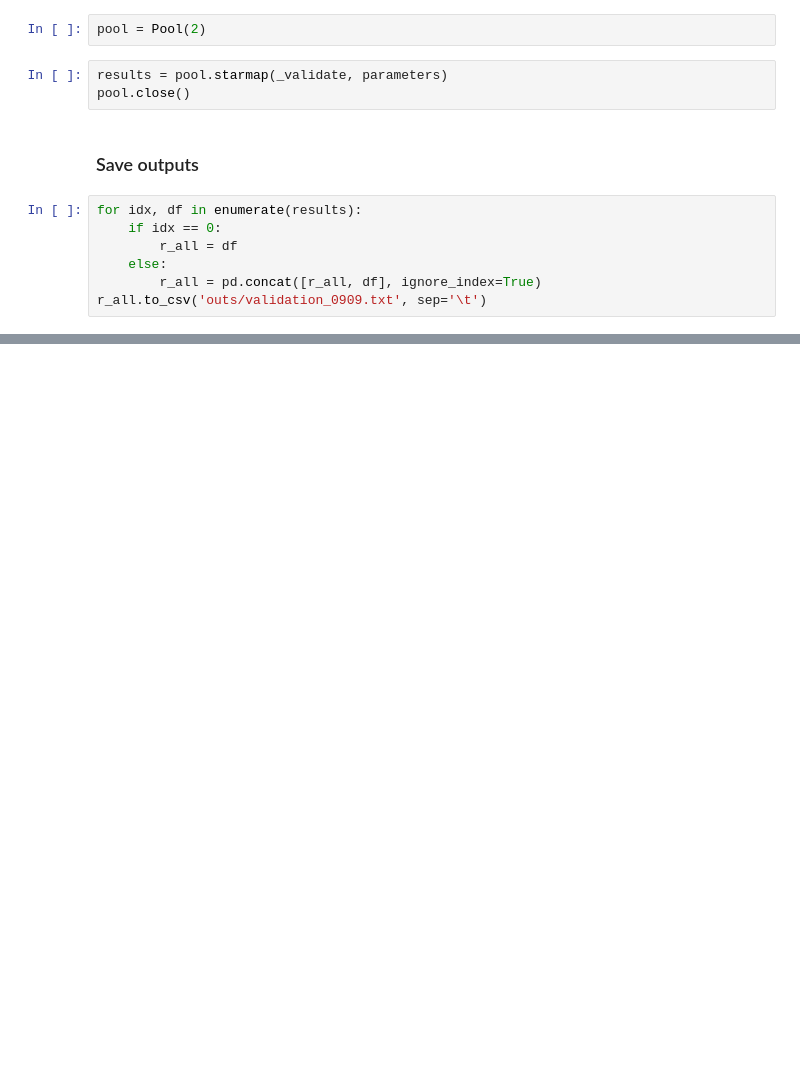
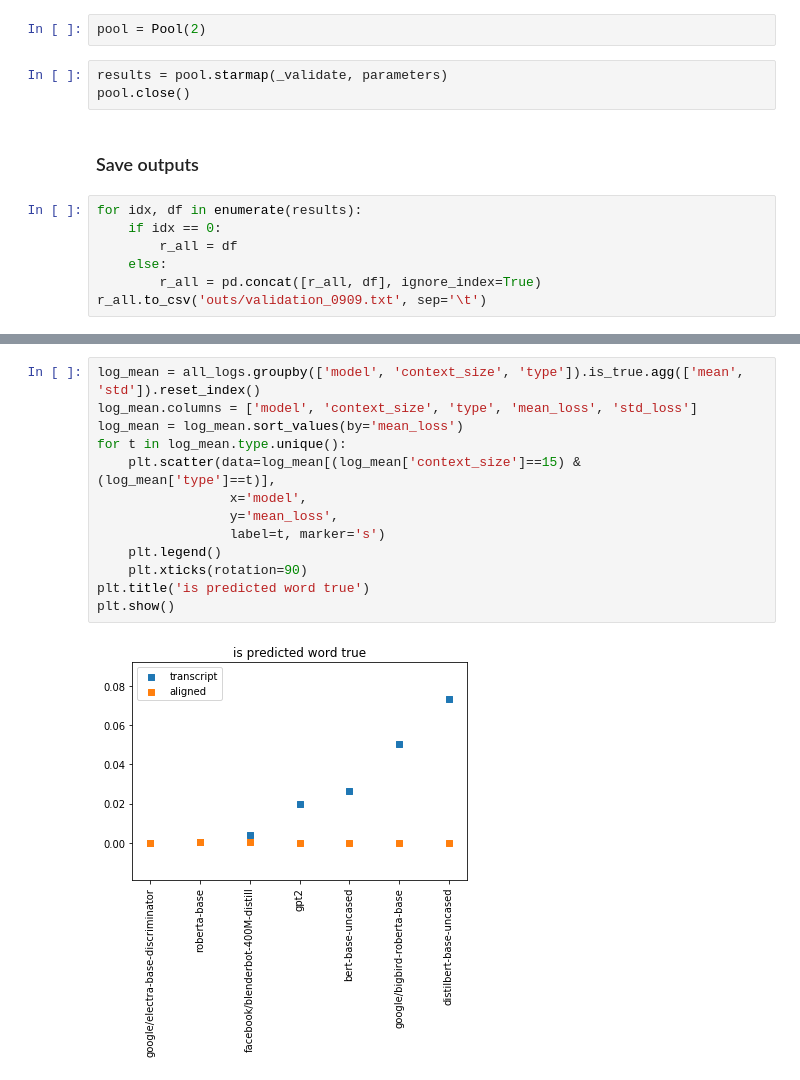
Before and after one commit to rbroc/eval-neuroscout-lm, a Jupyter notebook: Validation.ipynb, the cells around one changed output, grey strips where cells are left out. Cells and saved outputs as stored; diff of their text form; blank space fills up the shorter version.

```diff
--- a/Validation.ipynb
+++ b/Validation.ipynb
@@ -90,0 +136,15 @@ r_all.to_csv('outs/validation_0909.txt', sep='\t')
+# %%
+log_mean = all_logs.groupby(['model', 'context_size', 'type']).is_true.agg(['mean', 'std']).reset_index()
+log_mean.columns = ['model', 'context_size', 'type', 'mean_loss', 'std_loss']
+log_mean = log_mean.sort_values(by='mean_loss')
+for t in log_mean.type.unique():
+    plt.scatter(data=log_mean[(log_mean['context_size']==15) & (log_mean['type']==t)],
+                 x='model',
+                 y='mean_loss',
+                 label=t, marker='s')
+    plt.legend()
+    plt.xticks(rotation=90)
+plt.title('is predicted word true')
+plt.show()
+# %% [output]
+[figure, added]
```
Also changed, not shown: parts of 13 cells of this notebook, 1 other file.
